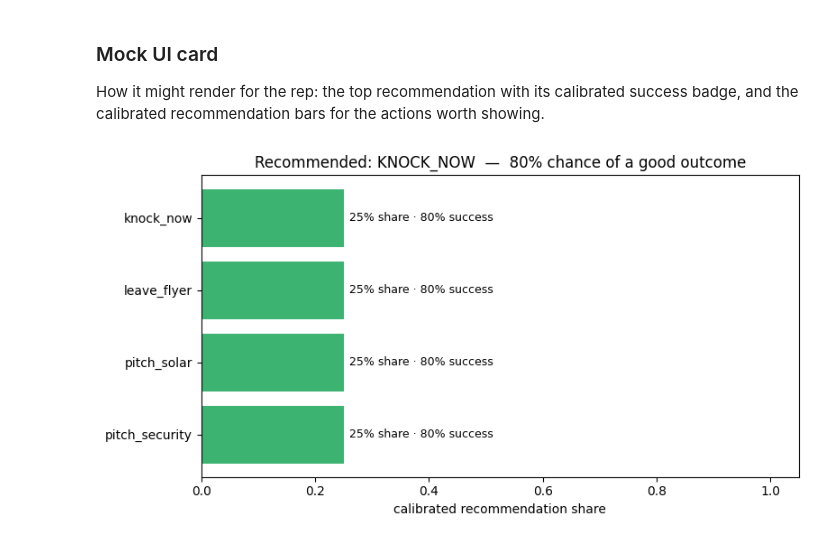
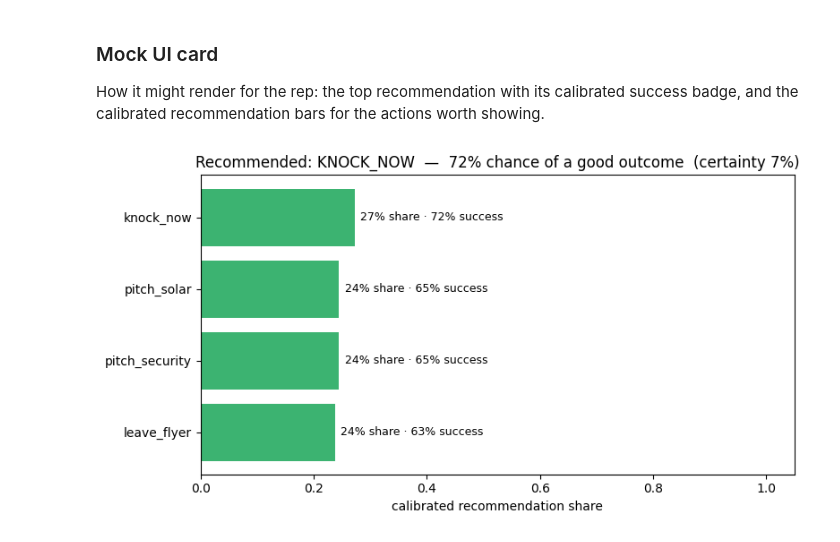
Before and after one commit to Avistian/nba, a Jupyter notebook: notebooks/display_calibration.ipynb, the cells around one changed output. Cells and saved outputs as stored; diff of their text form; code cells hidden in the pictures.

Commit message:
Bandits exploration

```diff
--- a/notebooks/display_calibration.ipynb
+++ b/notebooks/display_calibration.ipynb
@@ -187,6 +286,13 @@ The underlying model and chosen action are untouched.
 # %%
-def ui_recommendation(ctx, *, min_share: float = 0.05) -> pd.DataFrame:
-    """Return UI-ready, calibrated per-action probabilities and recommendation shares."""
+def ui_recommendation(
+    ctx, *, min_share: float = 0.05, min_certainty: float = MIN_CERTAINTY
+) -> pd.DataFrame:
+    """Return UI-ready calibrated probabilities, shares, and a certainty gate.
+
+    ``.attrs['certainty']`` is the calibrated top - runner-up ``P(success)`` gap and
+    ``.attrs['confident']`` is whether it clears ``min_certainty``. When not confident the
+    door is a genuine toss-up and the UI should defer to exploration rather than name a winner.
+    """
     q = model.q_all(ctx)
     p_success = np.asarray(display_cal.transform(q), dtype=np.float64)
     share = calibrated_shares(q)
@@ -194,6 +300,8 @@ def ui_recommendation(ctx, *, min_share: float = 0.05) -> pd.DataFrame:
     shown = share >= min_share
     disp_share = np.where(shown, share, 0.0)
     disp_share = disp_share / disp_share.sum()
+    p_sorted = np.sort(p_success)
+    certainty = float(p_sorted[-1] - p_sorted[-2])  # top vs runner-up, in P(success) units
     out = pd.DataFrame(
         {
             "action": [a.value for a in ACTIONS],
@@ -202,9 +310,12 @@ def ui_recommendation(ctx, *, min_share: float = 0.05) -> pd.DataFrame:
             "shown": shown,
         }
     ).sort_values("recommend_share", ascending=False, ignore_index=True)
+    out.attrs["certainty"] = certainty
+    out.attrs["confident"] = certainty >= min_certainty
     return out
 
 
 card = ui_recommendation(sample[demo].context)
+print(f"certainty = {card.attrs['certainty']:.3f}   confident = {card.attrs['confident']}")
 card
 # %% [output]
@@ -220,26 +332,51 @@ card
 How it might render for the rep: the top recommendation with its calibrated success badge, and
 the calibrated recommendation bars for the actions worth showing.
 # %%
-shown_card = card[card["shown"]].iloc[::-1]
-top = card.iloc[0]
+def render_card(ctx) -> None:
+    """Render a rep-facing card: a confident single pick, or an honest toss-up."""
+    rec = ui_recommendation(ctx)
+    shown_card = rec[rec["shown"]].iloc[::-1]
+    top = rec.iloc[0]
+    confident = rec.attrs["confident"]
+    certainty = rec.attrs["certainty"]
+    color = "mediumseagreen" if confident else "goldenrod"
 
-fig, ax = plt.subplots(figsize=(8, 0.7 * len(shown_card) + 1.5))
-bars = ax.barh(shown_card["action"], shown_card["recommend_share"], color="mediumseagreen")
-for bar, (_, row) in zip(bars, shown_card.iterrows(), strict=False):
-    ax.text(
-        bar.get_width() + 0.01,
-        bar.get_y() + bar.get_height() / 2,
-        f"{row['recommend_share']:.0%} share · {row['success_prob']:.0%} success",
-        va="center",
-        fontsize=9,
-    )
-ax.set_xlim(0, 1.05)
-ax.set_xlabel("calibrated recommendation share")
-ax.set_title(
-    f"Recommended: {top['action'].upper()}  —  {top['success_prob']:.0%} chance of a good outcome",
-    fontsize=12,
+    fig, ax = plt.subplots(figsize=(8, 0.7 * len(shown_card) + 1.5))
+    bars = ax.barh(shown_card["action"], shown_card["recommend_share"], color=color)
+    for bar, (_, row) in zip(bars, shown_card.iterrows(), strict=False):
+        ax.text(
+            bar.get_width() + 0.01,
+            bar.get_y() + bar.get_height() / 2,
+            f"{row['recommend_share']:.0%} share · {row['success_prob']:.0%} success",
+            va="center",
+            fontsize=9,
+        )
+    ax.set_xlim(0, 1.05)
+    ax.set_xlabel("calibrated recommendation share")
+    if confident:
+        title = (
+            f"Recommended: {top['action'].upper()}  —  {top['success_prob']:.0%} chance of a "
+            f"good outcome  (certainty {certainty:.0%})"
+        )
+    else:
+        title = (
+            f"Toss-up (certainty {certainty:.0%})  —  no clear winner; "
+            f"explore among the top options"
+        )
+    ax.set_title(title, fontsize=12)
+    plt.tight_layout()
+    plt.show()
+
+
+# Illustrate both states: a door with a confident pick, and a genuine toss-up.
+scan = sample[:500]
+confident_door = next(
+    (e for e in scan if ui_recommendation(e.context).attrs["confident"]), sample[demo]
 )
-plt.tight_layout()
-plt.show()
+tossup_door = next(
+    (e for e in scan if not ui_recommendation(e.context).attrs["confident"]), sample[demo]
+)
+render_card(confident_door.context)
+render_card(tossup_door.context)
 # %% [output]
-[figure, old version]
+[figure, new version]
```
Also changed, not shown: parts of 8 cells of this notebook, 7 other files.
